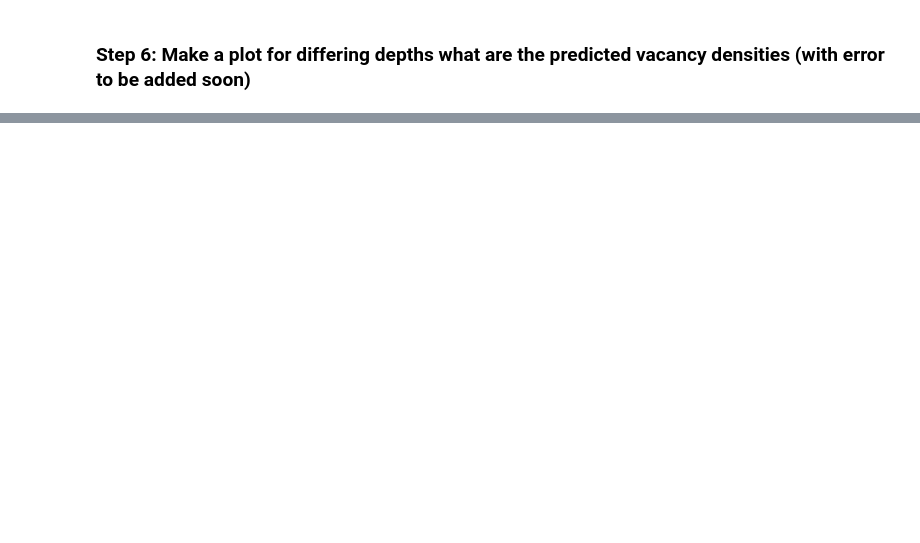
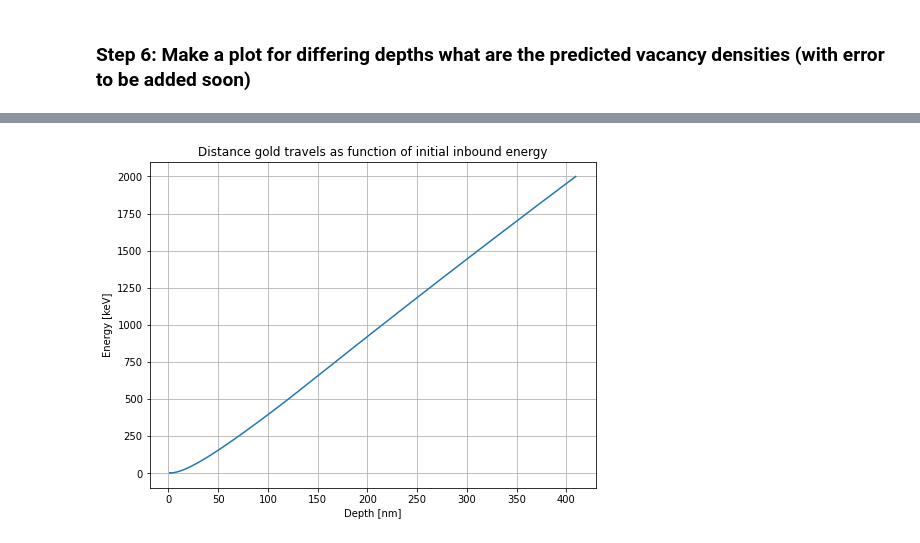
Before and after one commit to katieream/allmywork, a Jupyter notebook: paleodetector/md_vacancies.ipynb, the cells around one changed output, grey strips where cells are left out. Saved outputs shown, nothing was run; the diff lists cells and outputs as text; code cells hidden in the pictures; blank space fills up the shorter version.

```diff
--- a/paleodetector/md_vacancies.ipynb
+++ b/paleodetector/md_vacancies.ipynb
@@ -519,0 +670,9 @@ this is a come se dice tomorrow problem
+# %%
+fig = plt.figure(figsize=(8, 6))
+plt.plot(df['Range (nm)'].values, df['Energy (keV)'].values)
+plt.title('Distance gold travels as function of initial inbound energy')
+plt.xlabel('Depth [nm]')
+plt.ylabel('Energy [keV]')
+plt.grid(True)
+# %% [output]
+[figure, added]
```
Also changed, not shown: parts of 31 cells of this notebook.
